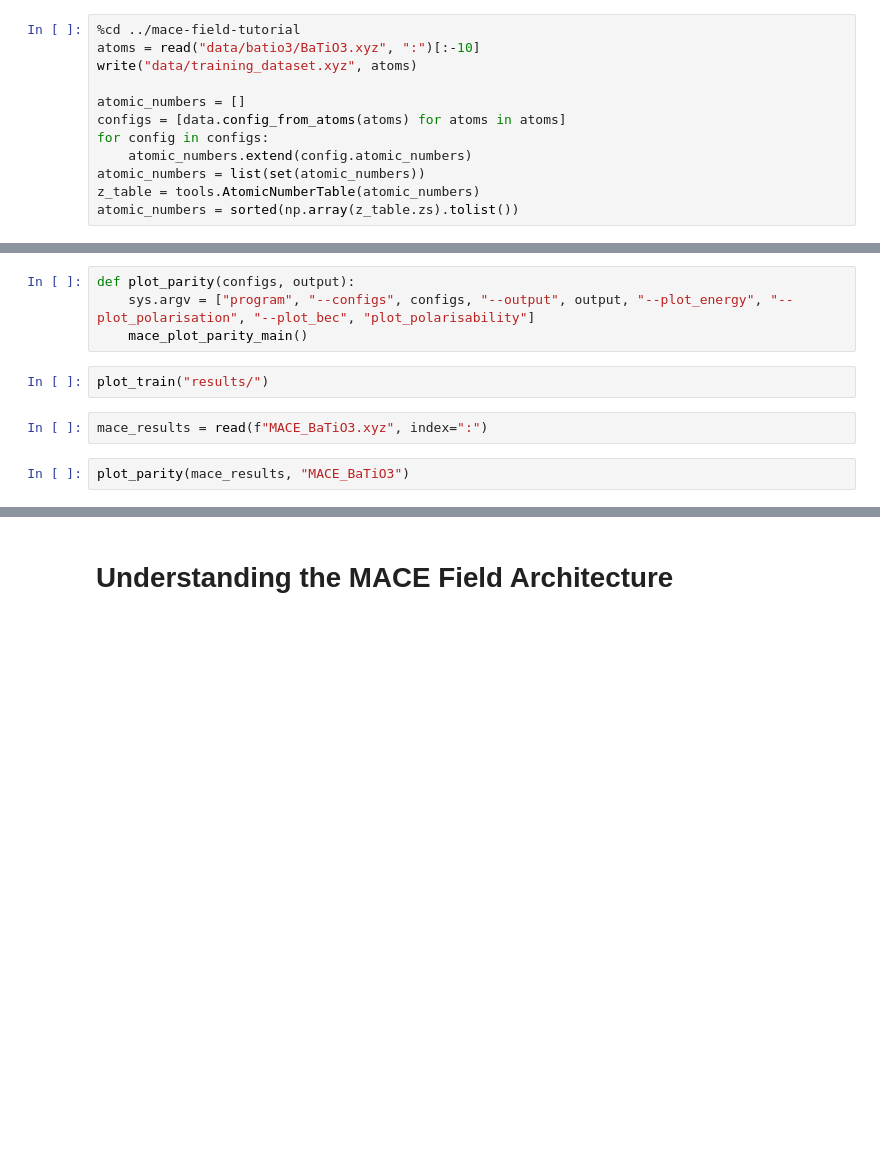
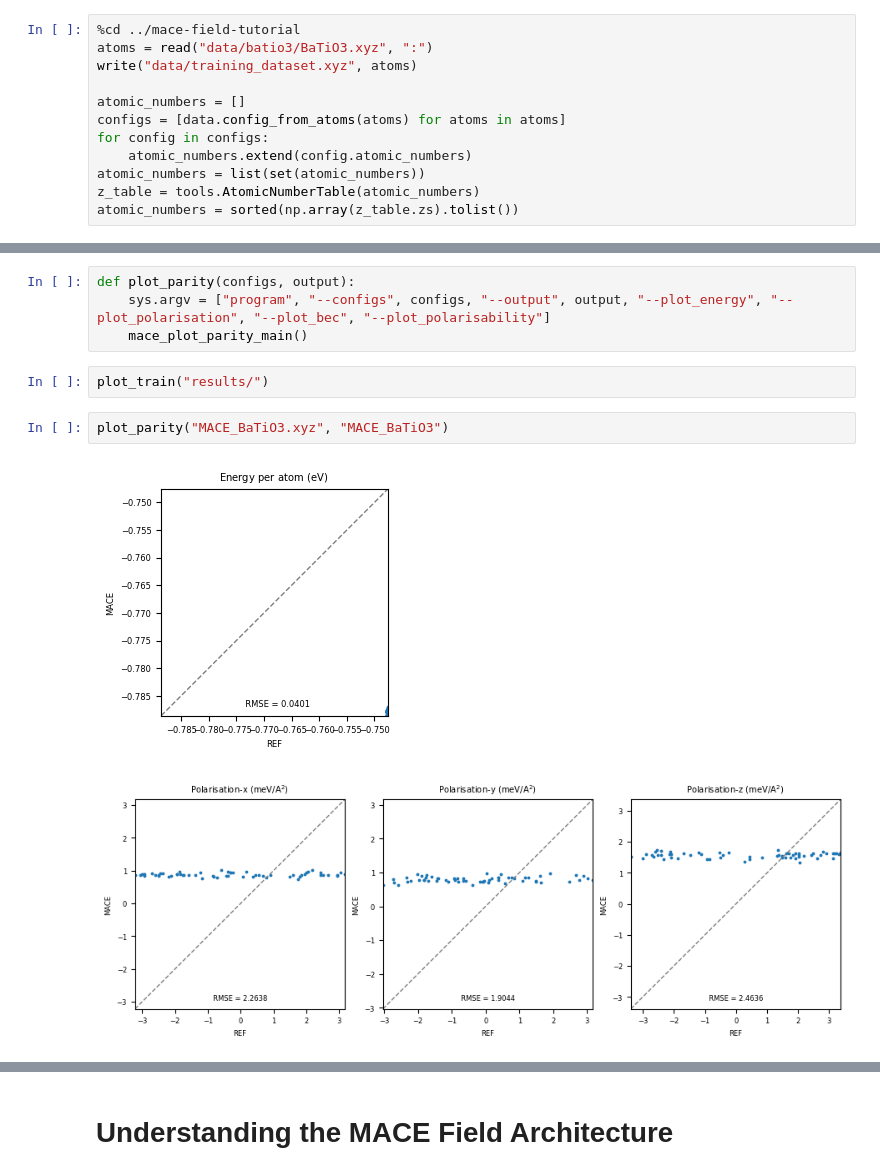
Before and after one commit to mdi-group/mace-field-tutorial, a Jupyter notebook: MACE_Field_Tutorial.ipynb, the cells around one changed output, grey strips where cells are left out. Saved outputs shown, nothing was run; the diff lists cells and outputs as text; blank space fills up the shorter version.

Commit message:
Parity stuff done

```diff
--- a/MACE_Field_Tutorial.ipynb
+++ b/MACE_Field_Tutorial.ipynb
@@ -84,7 +84,7 @@ from mace.modules.models import (
 ## Write Config for the Model
 # %%
 %cd ../mace-field-tutorial
-atoms = read("data/batio3/BaTiO3.xyz", ":")[:-10]
+atoms = read("data/batio3/BaTiO3.xyz", ":")
 write("data/training_dataset.xyz", atoms)
 
 atomic_numbers = []
@@ -191,11 +189,12 @@ def plot_train(path):
     mace_plot_train_main()
 # %%
 def plot_parity(configs, output):
-    sys.argv = ["program", "--configs", configs, "--output", output, "--plot_energy", "--plot_polarisation", "--plot_bec", "plot_polarisability"]
+    sys.argv = ["program", "--configs", configs, "--output", output, "--plot_energy", "--plot_polarisation", "--plot_bec", "--plot_polarisability"]
     mace_plot_parity_main()
 # %%
 plot_train("results/")
-# %%
-mace_results = read(f"MACE_BaTiO3.xyz", index=":")
 # %%
-plot_parity(mace_results, "MACE_BaTiO3")
+plot_parity("MACE_BaTiO3.xyz", "MACE_BaTiO3")
+# %% [output]
+[figure, added]
+[figure, added]
```
Also changed, not shown: parts of 6 cells of this notebook.
